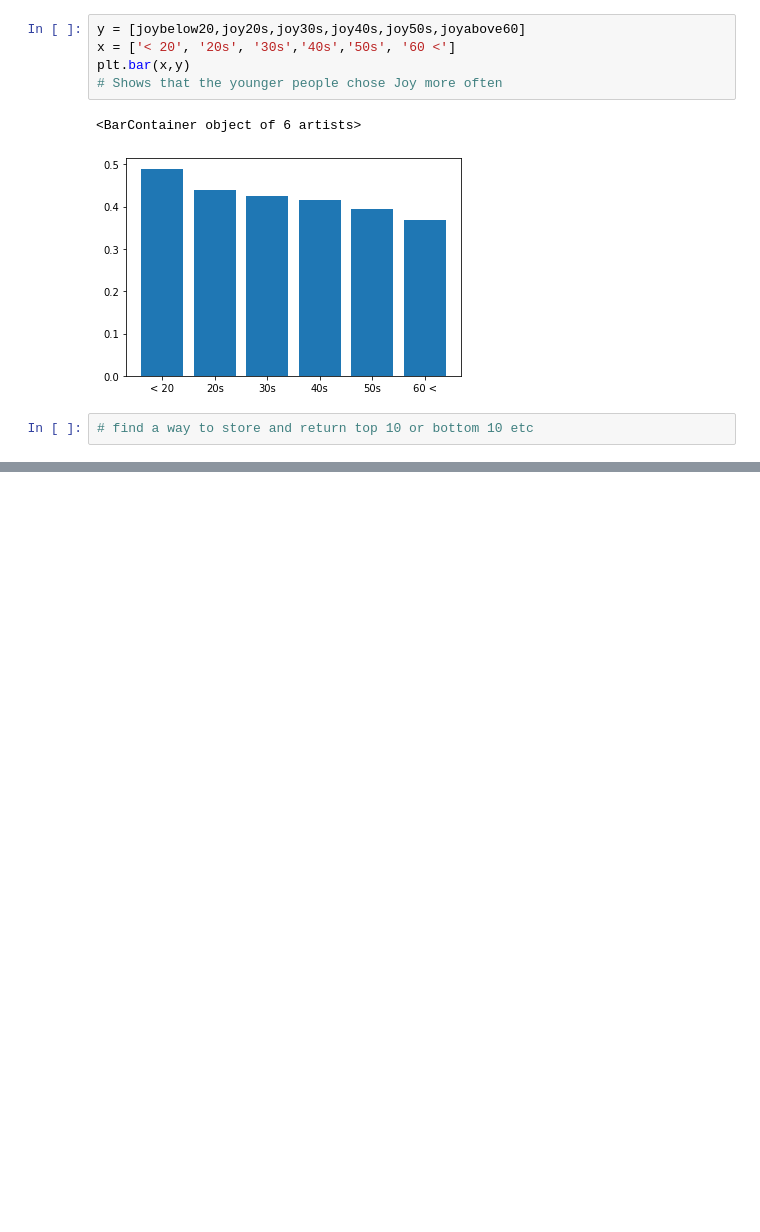
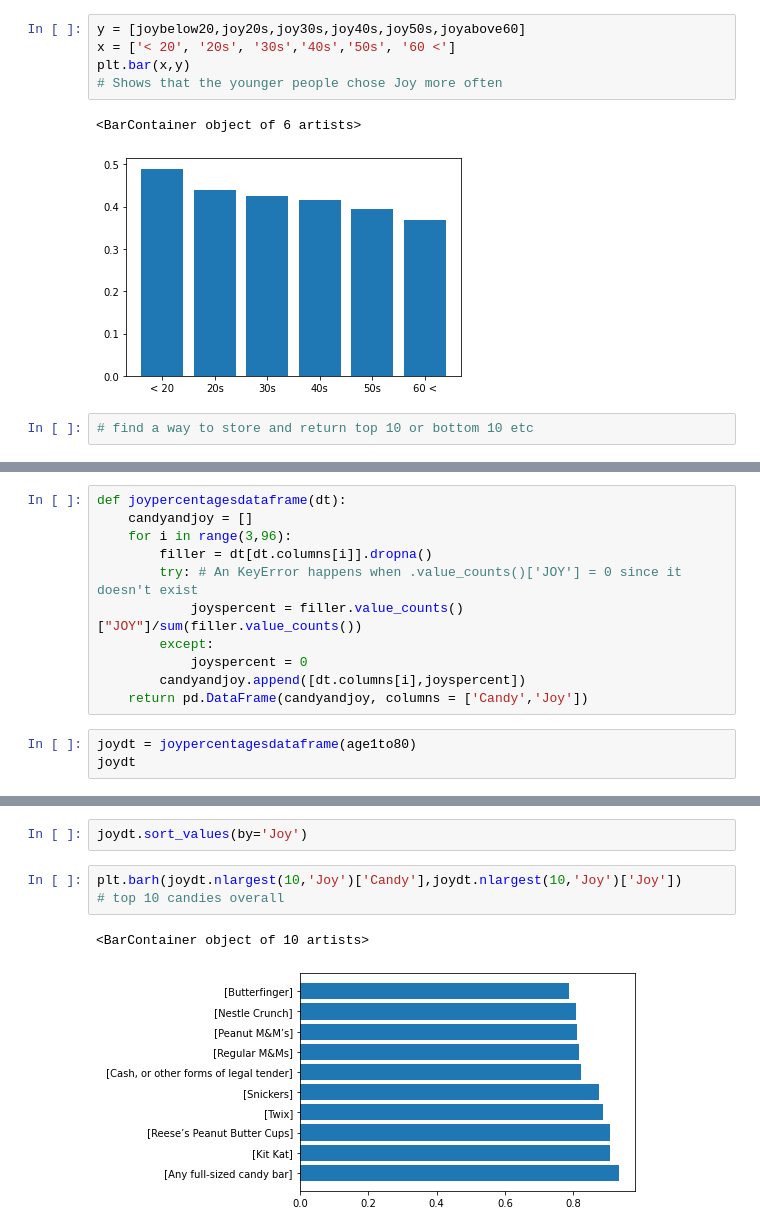
Before and after one commit to dealom/Cleaning-Candy-Dataset, a Jupyter notebook: cleaningwithfunctions.ipynb, the cells around one changed output, grey strips where cells are left out. Saved outputs shown, nothing was run; the diff lists cells and outputs as text; blank space fills up the shorter version.

```diff
--- a/cleaningwithfunctions.ipynb
+++ b/cleaningwithfunctions.ipynb
@@ -199,0 +176,14 @@ KeyError: 'JOY'
+# %%
+def joypercentagesdataframe(dt):
+    candyandjoy = []
+    for i in range(3,96):
+        filler = dt[dt.columns[i]].dropna()
+        try: # An KeyError happens when .value_counts()['JOY'] = 0 since it doesn't exist
+            joyspercent = filler.value_counts()["JOY"]/sum(filler.value_counts())
+        except:
+            joyspercent = 0
+        candyandjoy.append([dt.columns[i],joyspercent])
+    return pd.DataFrame(candyandjoy, columns = ['Candy','Joy'])
+# %%
+joydt = joypercentagesdataframe(age1to80)
+joydt
@@ -199,0 +204,8 @@ KeyError: 'JOY'
+# %%
+joydt.sort_values(by='Joy')
+# %%
+plt.barh(joydt.nlargest(10,'Joy')['Candy'],joydt.nlargest(10,'Joy')['Joy'])
+# top 10 candies overall
+# %% [output]
+<BarContainer object of 10 artists>
+[figure, added]
```
Also changed, not shown: parts of 5 cells of this notebook.
